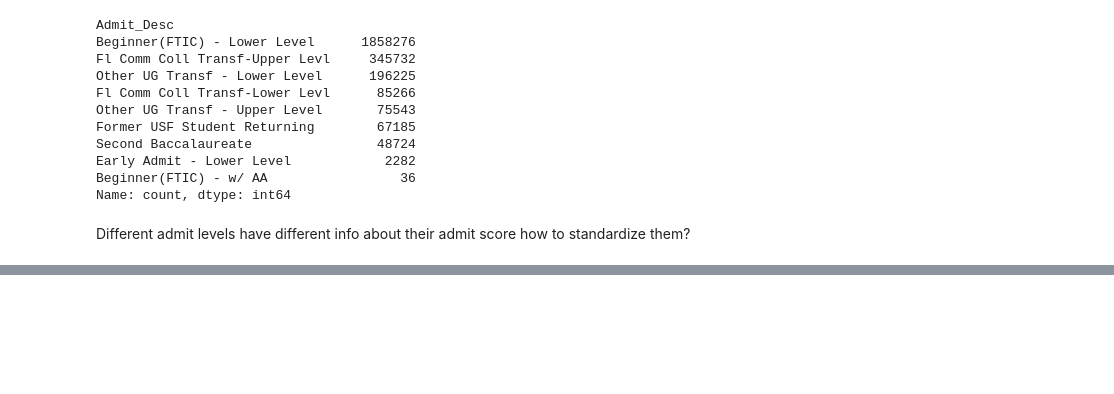
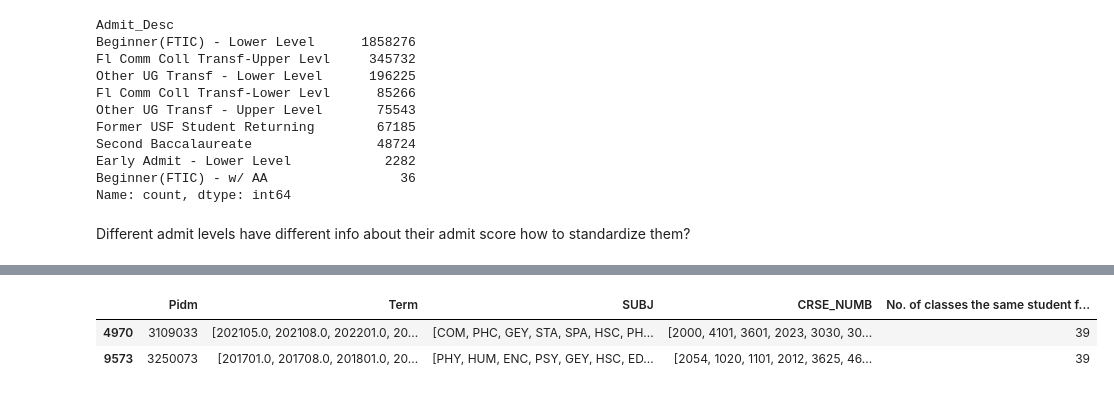
Before and after one commit to ArtKrutsko/CIS4915, a Jupyter notebook: Dataexplore.ipynb, the cells around one changed output, grey strips where cells are left out. Saved outputs shown, nothing was run; the diff lists cells and outputs as text; code cells hidden in the pictures; blank space fills up the shorter version.

```diff
--- a/Dataexplore.ipynb
+++ b/Dataexplore.ipynb
@@ -85,0 +217,7 @@ Different admit levels have different info about their admit score how to standa
+# %%
+result_filtered = result[result['No. of classes the same student failed'] == 39]
+result_filtered
+# %% [output]
+|  | Pidm | Term | SUBJ | CRSE_NUMB | No. of classes the same student f... |
+| 4970 | 3109033 | [202105.0, 202108.0, 202201.0, 20... | [COM, PHC, GEY, STA, SPA, HSC, PH... | [2000, 4101, 3601, 2023, 3030, 30... | 39 |
+| 9573 | 3250073 | [201701.0, 201708.0, 201801.0, 20... | [PHY, HUM, ENC, PSY, GEY, HSC, ED... | [2054, 1020, 1101, 2012, 3625, 46... | 39 |
```
Also changed, not shown: parts of 6 cells of this notebook.
